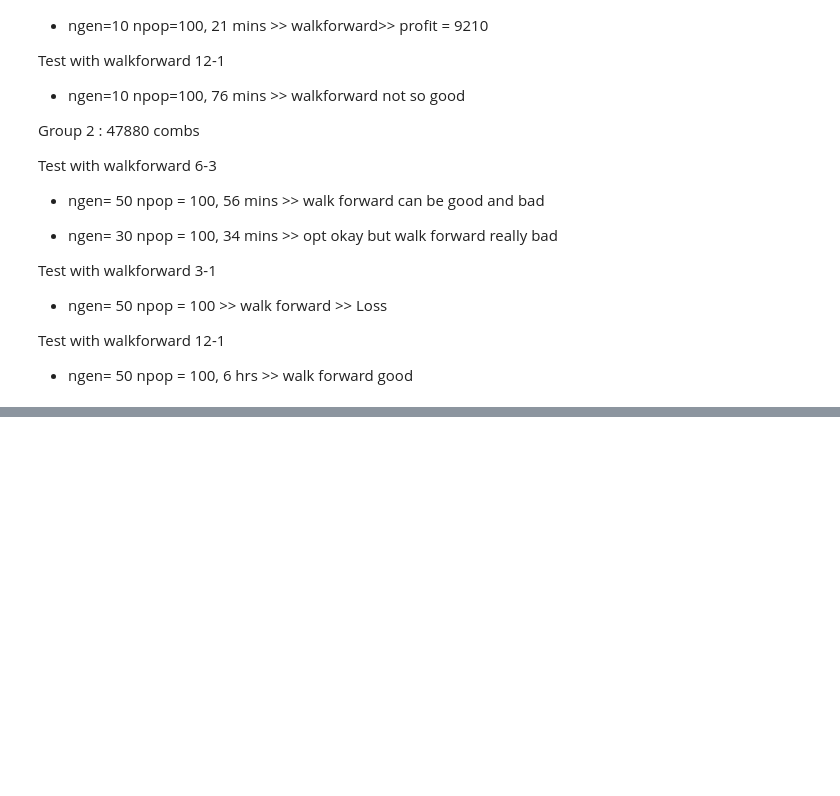
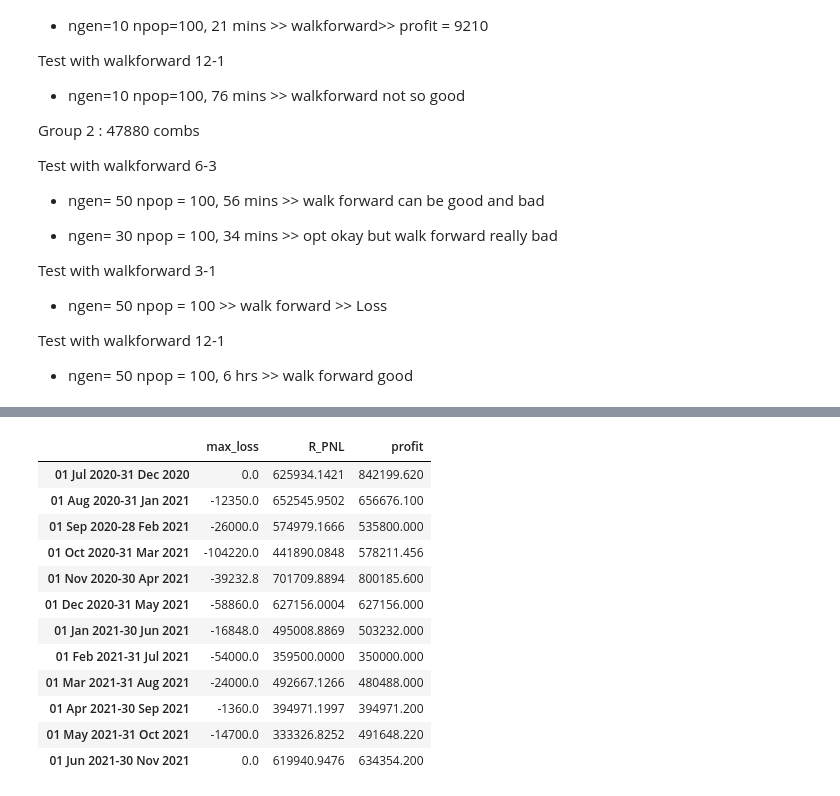
Before and after one commit to SamanvayMS/bp-Trading, a Jupyter notebook: Genetic_Algo_using_Deap_revise.ipynb, the cells around one changed output, grey strips where cells are left out. Saved outputs shown, nothing was run; the diff lists cells and outputs as text; code cells hidden in the pictures; blank space fills up the shorter version.

```diff
--- a/Genetic_Algo_using_Deap_revise.ipynb
+++ b/Genetic_Algo_using_Deap_revise.ipynb
@@ -1223,3 +1233,32 @@ Test with walkforward 3-1
 Test with walkforward 12-1
 
 * ngen= 50 npop = 100,  6 hrs >> walk forward good
+# %%
+grid_params = [0.001,0.01,0.0005]
+lot_params = [100000,2000000,100000]
+multiplier_params = [1,3,0.1]
+lookback_params = [9,20,30,50,100,150,200]
+
+n_grid_params = ((grid_params[1]-grid_params[0])/grid_params[2])
+n_lot_params = ((lot_params[1]-lot_params[0])/lot_params[2])
+n_multiplier_params = ((multiplier_params[1]-multiplier_params[0])/multiplier_params[2])
+n_lookback_params = len(lookback_params)
+
+n_combination = n_grid_params*n_lot_params*n_multiplier_params*n_lookback_params
+
+print('number of grid params:-',(n_grid_params))
+print('number of lot params:-',(n_lot_params))
+print('number of multiplier params:-',(n_multiplier_params))
+print('number of lookback params:-',(n_lookback_params))
+print('total_number_of_combinations:-',(n_grid_params*n_lot_params*n_multiplier_params*n_lookback_params))
+
+
+# Adjust these parameter according to search space
+n_trials = 50 #NGEN
+npop = 100
+early_stopping_gen = n_trials # no early stopping
+optimizer_param = [n_trials, npop, early_stopping_gen]
+
+parameters = [grid_params,lot_params,multiplier_params,lookback_params]
+
+testing_df, optimization_df = walk_forward_analysis_multiplier('jan 2021','jan 2022',1,parameters,optimization_function=deap_optimiser_multiplier,optimizer_params=optimizer_param,lookback_in_months=6,evaluation_period=1)
@@ -1225,0 +1283,16 @@ Test with walkforward 12-1
+# %%
+optimization_df
+# %% [output]
+|  | max_loss | R_PNL | profit |
+| 01 Jul 2020-31 Dec 2020 | 0.0 | 625934.1421 | 842199.620 |
+| 01 Aug 2020-31 Jan 2021 | -12350.0 | 652545.9502 | 656676.100 |
+| 01 Sep 2020-28 Feb 2021 | -26000.0 | 574979.1666 | 535800.000 |
+| 01 Oct 2020-31 Mar 2021 | -104220.0 | 441890.0848 | 578211.456 |
+| 01 Nov 2020-30 Apr 2021 | -39232.8 | 701709.8894 | 800185.600 |
+| 01 Dec 2020-31 May 2021 | -58860.0 | 627156.0004 | 627156.000 |
+| 01 Jan 2021-30 Jun 2021 | -16848.0 | 495008.8869 | 503232.000 |
+| 01 Feb 2021-31 Jul 2021 | -54000.0 | 359500.0000 | 350000.000 |
+| 01 Mar 2021-31 Aug 2021 | -24000.0 | 492667.1266 | 480488.000 |
+| 01 Apr 2021-30 Sep 2021 | -1360.0 | 394971.1997 | 394971.200 |
+| 01 May 2021-31 Oct 2021 | -14700.0 | 333326.8252 | 491648.220 |
+| 01 Jun 2021-30 Nov 2021 | 0.0 | 619940.9476 | 634354.200 |
```
Also changed, not shown: parts of 4 cells of this notebook, 4 other files.
